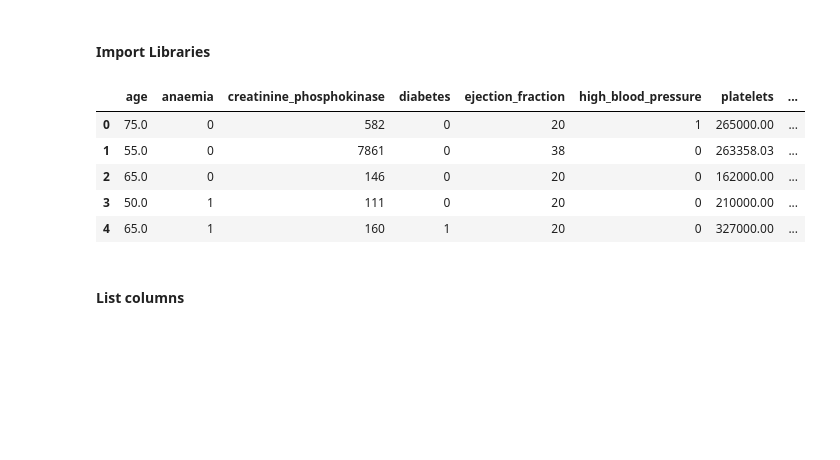
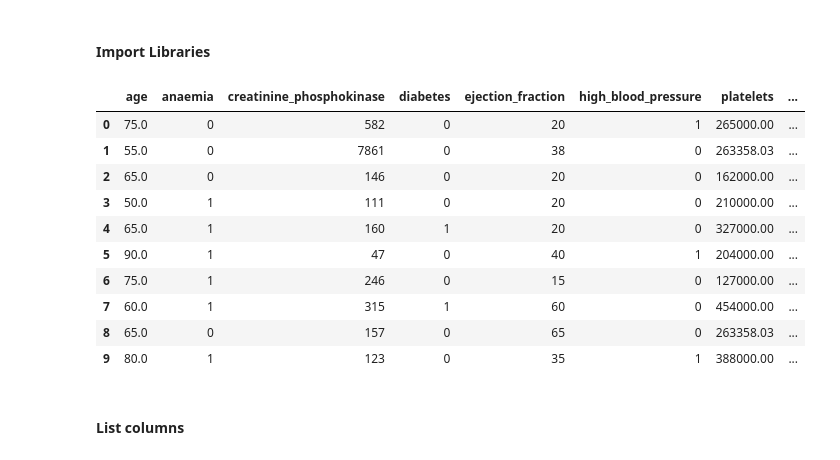
Before and after one commit to jharvey407/CapstoneTwo, a Jupyter notebook: Heart Failure Profiling.ipynb, the cells around one changed output. Saved outputs shown, nothing was run; the diff lists cells and outputs as text; code cells hidden in the pictures; blank space fills up the shorter version.

```diff
--- a/Heart Failure Profiling.ipynb
+++ b/Heart Failure Profiling.ipynb
@@ -7,14 +7,19 @@ from pandas_profiling import ProfileReport
 import matplotlib.pyplot as plt
 # %%
 heart_data = pd.read_csv('heart_failure_clinical_records_dataset.csv')
-heart_data.head()
+heart_data.head(10)
 # %% [output]
 |  | age | anaemia | creatinine_phosphokinase | diabetes | ejection_fraction | high_blood_pressure | platelets | ... |
 | 0 | 75.0 | 0 | 582 | 0 | 20 | 1 | 265000.00 | ... |
 | 1 | 55.0 | 0 | 7861 | 0 | 38 | 0 | 263358.03 | ... |
 | 2 | 65.0 | 0 | 146 | 0 | 20 | 0 | 162000.00 | ... |
 | 3 | 50.0 | 1 | 111 | 0 | 20 | 0 | 210000.00 | ... |
 | 4 | 65.0 | 1 | 160 | 1 | 20 | 0 | 327000.00 | ... |
+| 5 | 90.0 | 1 | 47 | 0 | 40 | 1 | 204000.00 | ... |
+| 6 | 75.0 | 1 | 246 | 0 | 15 | 0 | 127000.00 | ... |
+| 7 | 60.0 | 1 | 315 | 1 | 60 | 0 | 454000.00 | ... |
+| 8 | 65.0 | 0 | 157 | 0 | 65 | 0 | 263358.03 | ... |
+| 9 | 80.0 | 1 | 123 | 0 | 35 | 1 | 388000.00 | ... |
 # %% [markdown]
 #### List columns
 # %%
```
Also changed, not shown: parts of 6 cells of this notebook.
